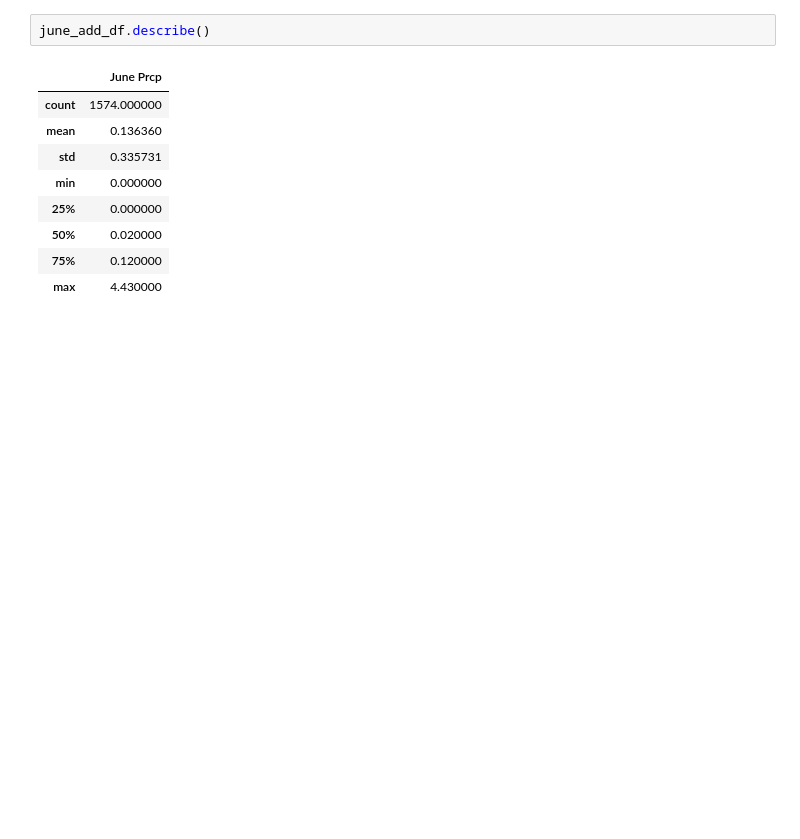
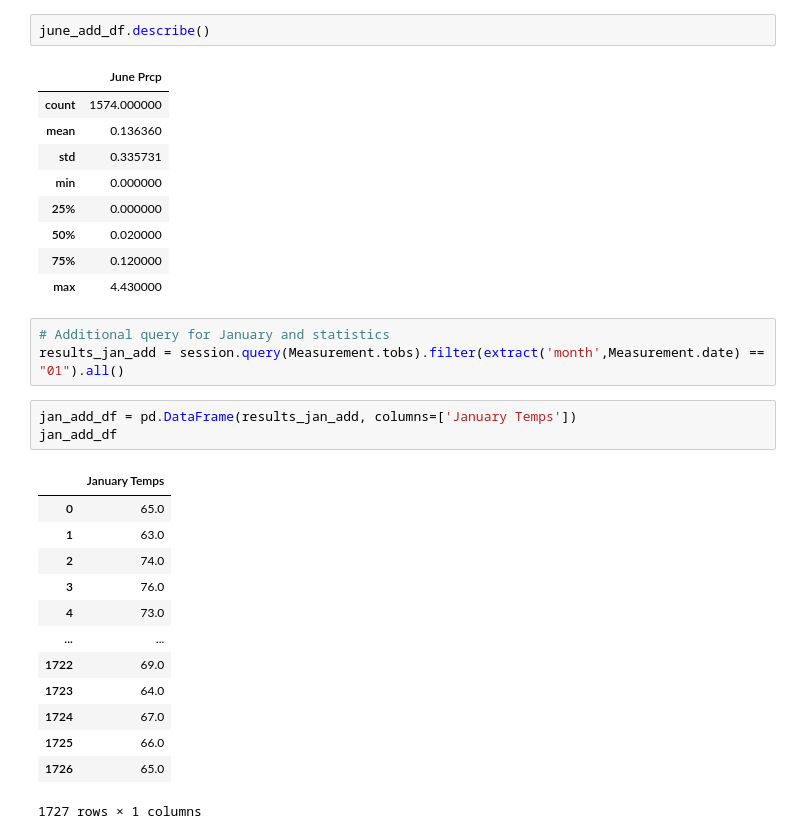
Before and after one commit to alexk9220/surfs_up, a Jupyter notebook: SurfsUp_Challenge.ipynb, the cells around one changed output. Cells and saved outputs as stored; diff of their text form; blank space fills up the shorter version.

```diff
--- a/SurfsUp_Challenge.ipynb
+++ b/SurfsUp_Challenge.ipynb
@@ -189,3 +189,23 @@ june_add_df.describe()
 | 50% | 0.020000 |
 | 75% | 0.120000 |
 | max | 4.430000 |
+# %%
+# Additional query for January and statistics
+results_jan_add = session.query(Measurement.tobs).filter(extract('month',Measurement.date) == "01").all()
+# %%
+jan_add_df = pd.DataFrame(results_jan_add, columns=['January Temps'])
+jan_add_df
+# %% [output]
+|  | January Temps |
+| 0 | 65.0 |
+| 1 | 63.0 |
+| 2 | 74.0 |
+| 3 | 76.0 |
+| 4 | 73.0 |
+| ... | ... |
+| 1722 | 69.0 |
+| 1723 | 64.0 |
+| 1724 | 67.0 |
+| 1725 | 66.0 |
+| 1726 | 65.0 |
+1727 rows × 1 columns
```
Also changed, not shown: parts of 3 cells of this notebook.
